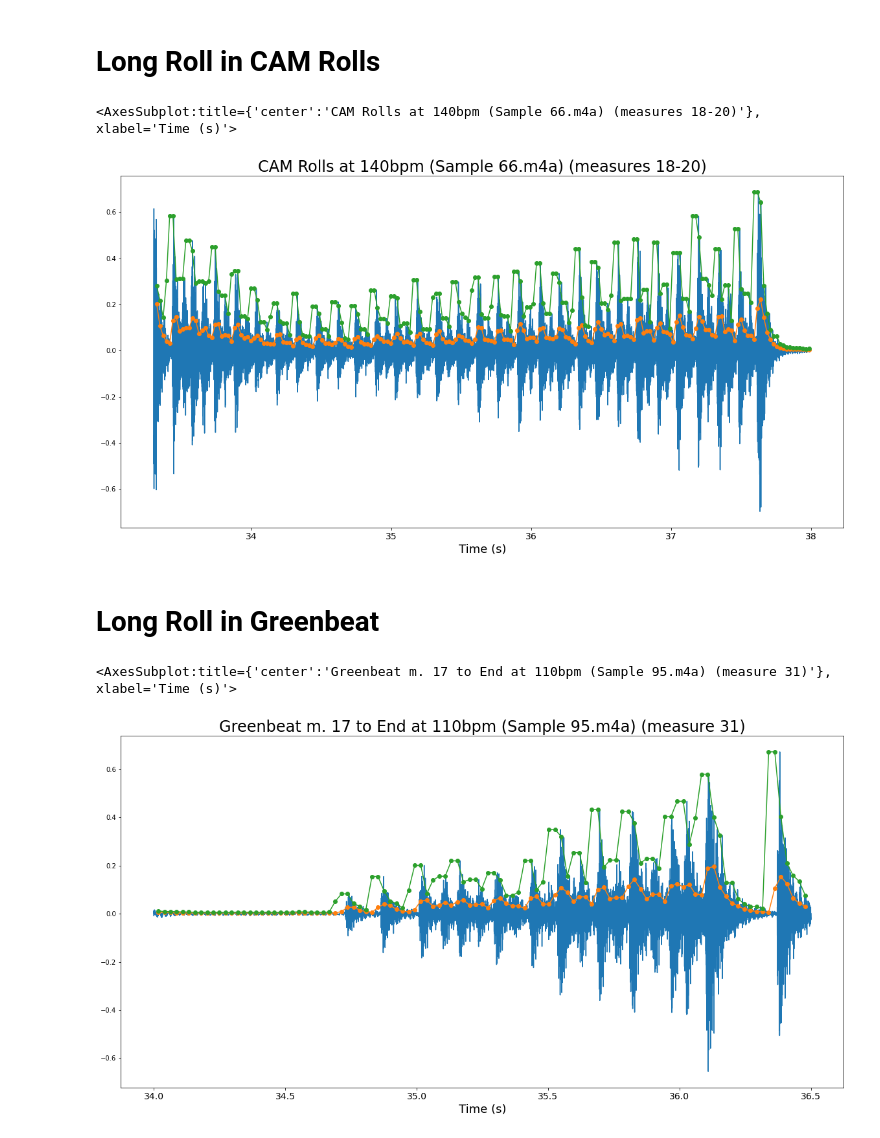
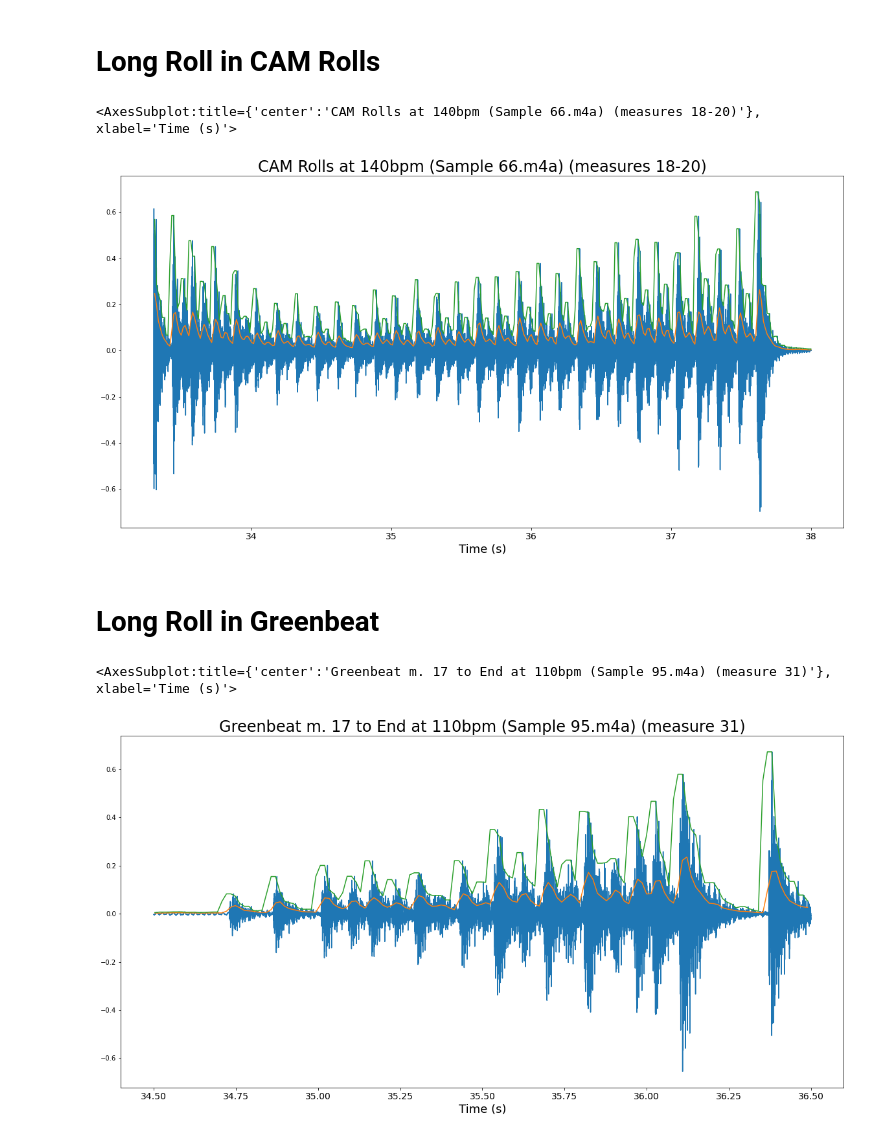
Before and after one commit to prestondunton/rhythm_regression, a Jupyter notebook: Amplitude_Envelope_and_RMS_Energy.ipynb, the cells around one changed output. Saved outputs shown, nothing was run; the diff lists cells and outputs as text; code cells hidden in the pictures.

```diff
--- a/Amplitude_Envelope_and_RMS_Energy.ipynb
+++ b/Amplitude_Envelope_and_RMS_Energy.ipynb
@@ -10,6 +10,8 @@ import warnings
 warnings.filterwarnings('ignore')
 
 SAMPLING_RATE = 22050
+HOP_LENGTH = 300
+FRAME_LENGTH = 600
 # %% [markdown]
 # Analysis Goals
 
@@ -101,19 +123,29 @@ nbt.plot_amplitude_envelope(signals[1], title=plot_titles[1] + ' (measures 14-15
 time_range = (33.3, 38)
 
 axs = nbt.plot_signal(signals[1], time_range=time_range)
-axs = nbt.plot_rms_energy(signals[1], time_range=time_range, fmt='-o', original_signal=False, axs=axs)
-nbt.plot_amplitude_envelope(signals[1], title=plot_titles[1] + ' (measures 18-20)', time_range=time_range, fmt='-o', original_signal=False, axs=axs)
+
+axs = nbt.plot_rms_energy(signals[1], frame_size=FRAME_LENGTH, hop_length=HOP_LENGTH, time_range=time_range,
+                          fmt='-', original_signal=False, axs=axs)
+
+nbt.plot_amplitude_envelope(signals[1], frame_size=FRAME_LENGTH, hop_length=HOP_LENGTH,
+                            title=plot_titles[1] + ' (measures 18-20)', time_range=time_range,
+                            fmt='-', original_signal=False, axs=axs)
 # %% [output]
 <AxesSubplot:title={'center':'CAM Rolls at 140bpm (Sample 66.m4a) (measures 18-20)'}, xlabel='Time (s)'>
-[figure, old version]
+[figure, new version]
 # %% [markdown]
 # Long Roll in Greenbeat
 # %%
-time_range = (34, 36.5)
+time_range = (34.5, 36.5)
 
 axs = nbt.plot_signal(signals[3], time_range=time_range)
-axs = nbt.plot_rms_energy(signals[3], time_range=time_range, fmt='-o', original_signal=False, axs=axs)
-nbt.plot_amplitude_envelope(signals[3], title=plot_titles[3] + ' (measure 31)', time_range=time_range, fmt='-o', original_signal=False, axs=axs)
+
+axs = nbt.plot_rms_energy(signals[3], frame_size=FRAME_LENGTH, hop_length=HOP_LENGTH, time_range=time_range,
+                          fmt='-', original_signal=False, axs=axs)
+
+nbt.plot_amplitude_envelope(signals[3], frame_size=FRAME_LENGTH, hop_length=HOP_LENGTH,
+                            title=plot_titles[3] + ' (measure 31)', time_range=time_range,
+                            fmt='-', original_signal=False, axs=axs)
 # %% [output]
 <AxesSubplot:title={'center':'Greenbeat m. 17 to End at 110bpm (Sample 95.m4a) (measure 31)'}, xlabel='Time (s)'>
-[figure, old version]
+[figure, new version]
```
Also changed, not shown: parts of 4 cells of this notebook.
